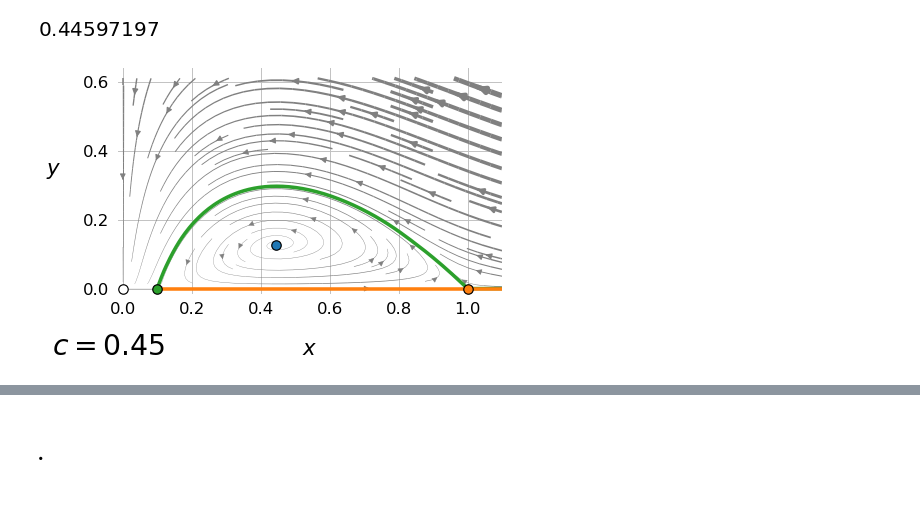
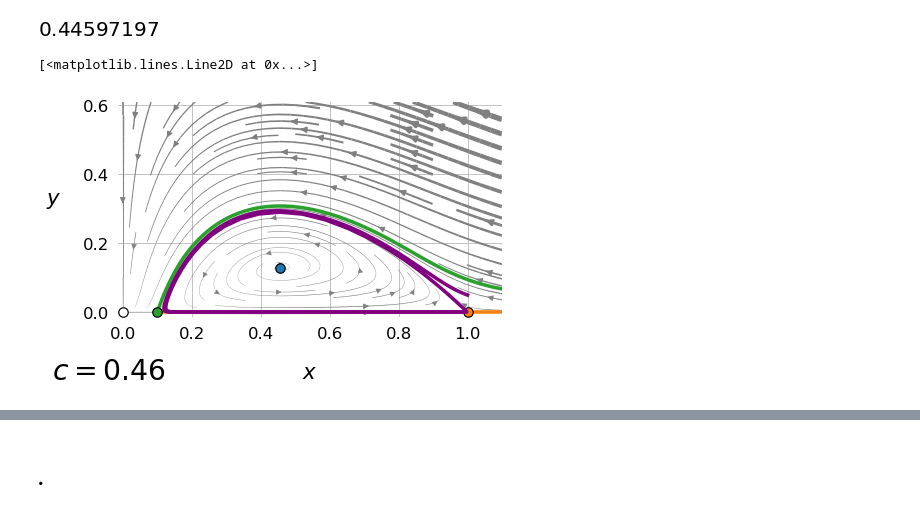
Before and after one commit to tfiers/strogatz, a Jupyter notebook: notebooks/3_Predator_prey.ipynb, the cells around one changed output, grey strips where cells are left out. Drawn from its saved outputs; the diff is of its cells as text; code cells hidden in the pictures.

```diff
--- a/notebooks/3_Predator_prey.ipynb
+++ b/notebooks/3_Predator_prey.ipynb
@@ -308,32 +308,35 @@ def plot_grid(cc):
     # Separatrices
     for fp_num in reversed((1,2)):
         inits = get_unstable_inits(cc, fp_num)
         if inits is not None:
             for x0, y0 in inits:
                 if (x0 >= 0) and (y0 >= 0):
                     _, x, y = sim2(cc=cc, x0=x0, y0=y0, fwd=False)
                     ax.plot(x, y, lw=3, color=fp_colors[fp_num])
                     if cc > 1:
                         ax.fill_between(x, y, alpha=0.4, color=fp_colors[1])
                     elif cc >= 0.55:
                         ax.fill_between(x, y, alpha=0.4, color=fp_colors[3])
     # FP dots
     for (x, y), color in zip(eval_fp(cc), fp_colors):
         ax.plot(x, y, '.', ms=16, c=color, markeredgewidth=1, markeredgecolor='k')
     ax.set_xlim(-0.015, xlim[-1])
     ax.set_ylim(-0.015, ylim[-1])
     ax.set_xlabel('$x$')
     ax.set_ylabel('$y$', rotation=0, ha='right')
     fig.text(0.06, 0.05, f'$c = {float(cc):.2f}$', fontsize=24)
     return fig, ax
 
 
 def phase_filename(cc):
     cc = float(cc)
     return f'phase_space_{cc:.2f}'.replace('.','')
 
 
-cc = c_heterocline
+cc = c_heterocline + 1e-2
 fig, ax = plot_grid(cc=cc)
+t, xx, yy = sim2(cc=cc, x0=1, y0=0.05, fwd=True, t_span=(0.01, 100))
+ax.plot(xx, yy, lw=3, c='purple')
 # %% [output]
+[<matplotlib.lines.Line2D at 0x...>]
-[figure, old version]
+[figure, new version]
```
Also changed, not shown: parts of 3 cells of this notebook.
